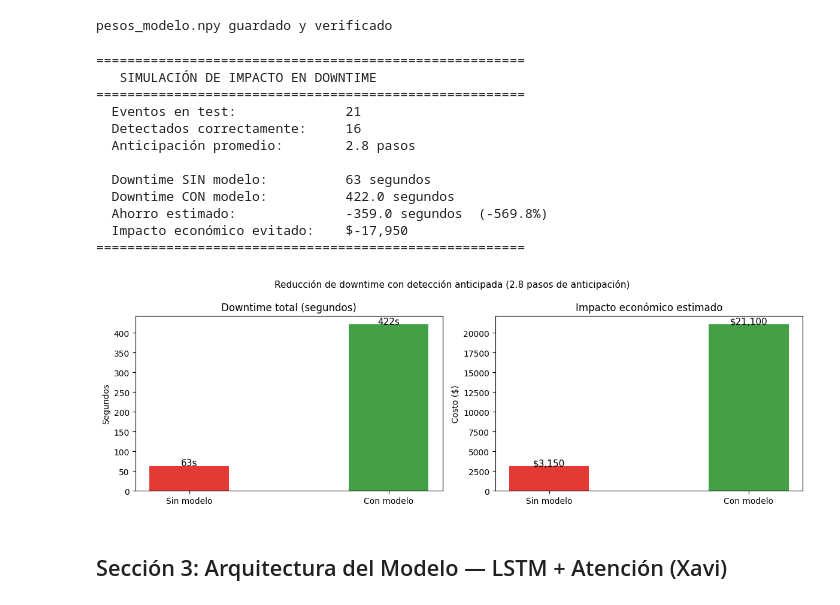
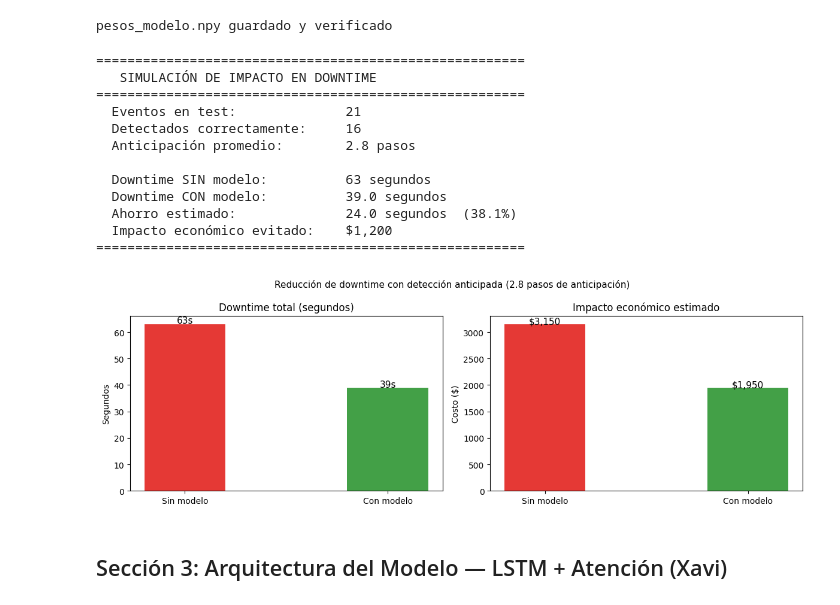
Before and after one commit to XavierSs21/micro-stop-detection, a Jupyter notebook: notebook/dataset.ipynb, the cells around one changed output. Saved outputs shown, nothing was run; the diff lists cells and outputs as text; code cells hidden in the pictures.

Commit message:
se corrigio el downtime

```diff
--- a/notebook/dataset.ipynb
+++ b/notebook/dataset.ipynb
@@ -797,7 +815,7 @@ fp = int(np.sum((results_final['pred_det'] == 1) & (y_test_detect == 0)))
 
 reduccion_por_evento = min(anticipacion * PASOS_POR_SEGUNDO,
                            DURACION_MICRO_PARADA * 0.5)
-downtime_con = max(downtime_sin - tp * reduccion_por_evento + fp * 1, 0)
+downtime_con = max(downtime_sin - tp * reduccion_por_evento, 0)
 ahorro       = downtime_sin - downtime_con
 pct_ahorro   = ahorro / downtime_sin * 100 if downtime_sin > 0 else 0
 
@@ -822,37 +840,37 @@ axes[0].bar(['Sin modelo', 'Con modelo'],
 axes[0].set_title('Downtime total (segundos)', fontsize=12)
 axes[0].set_ylabel('Segundos')
 for i, v in enumerate([downtime_sin, downtime_con]):
     axes[0].text(i, v + 0.3, f'{v:.0f}s', ha='center', fontsize=11)
 
 axes[1].bar(['Sin modelo', 'Con modelo'],
             [downtime_sin * COSTO_POR_SEGUNDO,
              downtime_con * COSTO_POR_SEGUNDO],
             color=['#E53935', '#43A047'], width=0.4)
 axes[1].set_title('Impacto económico estimado', fontsize=12)
 axes[1].set_ylabel('Costo ($)')
 for i, v in enumerate([downtime_sin * COSTO_POR_SEGUNDO,
                         downtime_con * COSTO_POR_SEGUNDO]):
     axes[1].text(i, v + 0.3, f'${v:,.0f}', ha='center', fontsize=11)
 
 plt.suptitle(f'Reducción de downtime con detección anticipada '
              f'({anticipacion:.1f} pasos de anticipación)', fontsize=11)
 plt.tight_layout()
 plt.savefig('impacto_downtime.png', dpi=150, bbox_inches='tight')
 plt.show()
 # %% [output]
 =======================================================
    SIMULACIÓN DE IMPACTO EN DOWNTIME
 =======================================================
   Eventos en test:              21
   Detectados correctamente:     16
   Anticipación promedio:        2.8 pasos
 
   Downtime SIN modelo:          63 segundos
-  Downtime CON modelo:          422.0 segundos
-  Ahorro estimado:              -359.0 segundos  (-569.8%)
-  Impacto económico evitado:    $-17,950
+  Downtime CON modelo:          39.0 segundos
+  Ahorro estimado:              24.0 segundos  (38.1%)
+  Impacto económico evitado:    $1,200
 =======================================================
-[figure, old version]
+[figure, new version]
 # %% [markdown]
 ## Sección 3: Arquitectura del Modelo — LSTM + Atención (Xavi)
 # %% [markdown]
```
Also changed, not shown: parts of 3 cells of this notebook.
